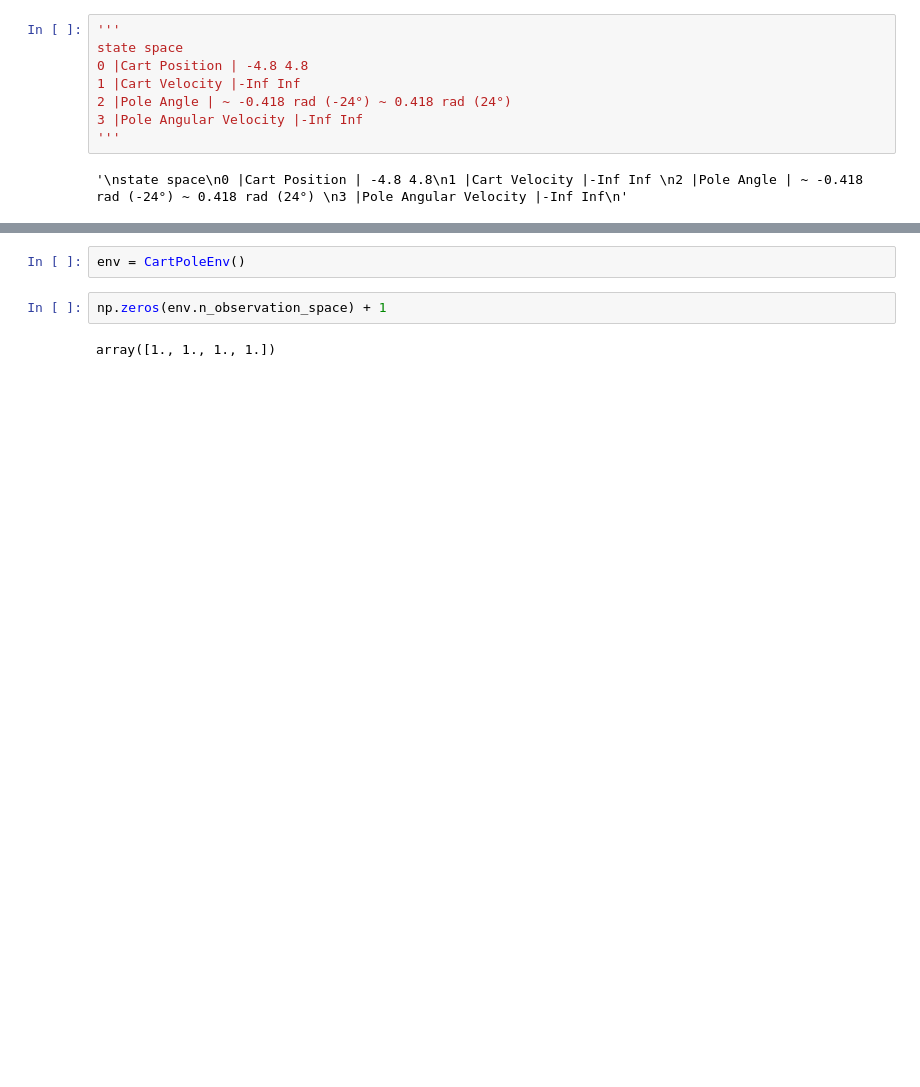
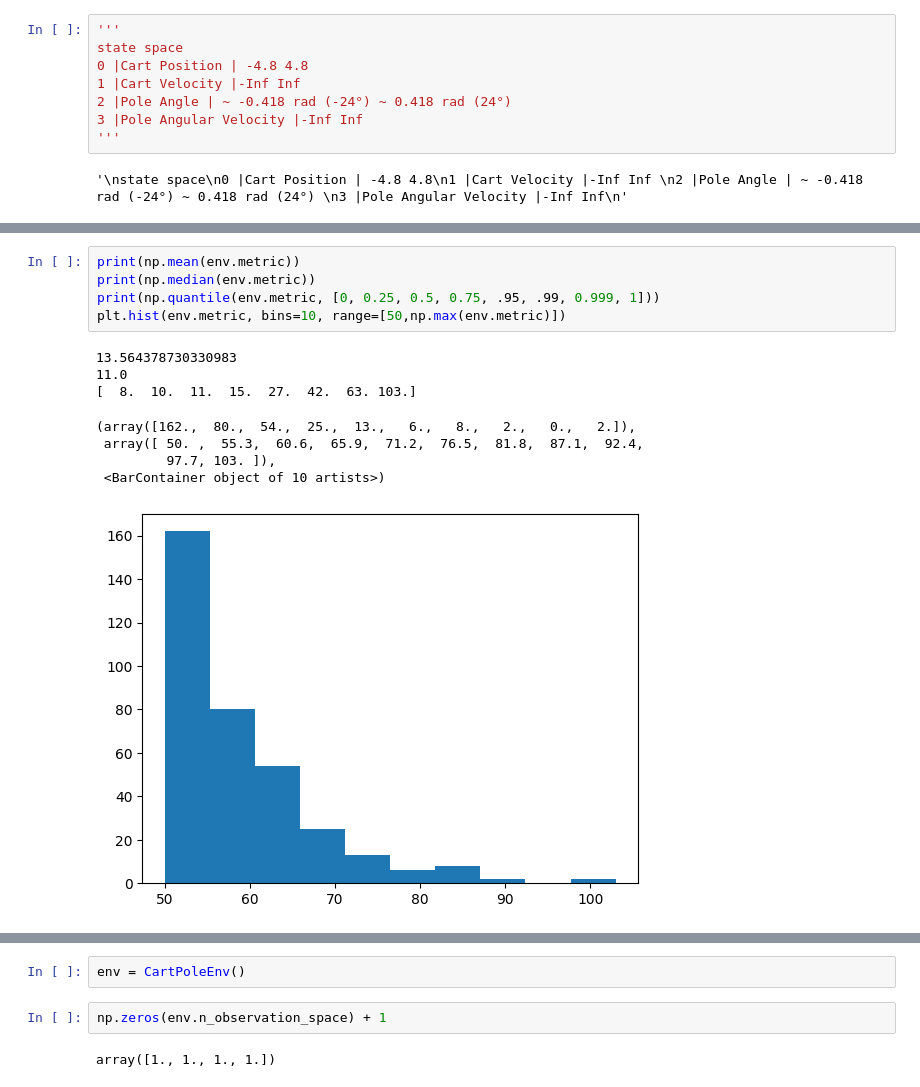
Before and after one commit to Qooky/RL-for-DPIC, a Jupyter notebook: single_cartpole/cartpole.ipynb, the cells around one changed output, grey strips where cells are left out. Drawn from its saved outputs; the diff is of its cells as text; blank space fills up the shorter version.

```diff
--- a/single_cartpole/cartpole.ipynb
+++ b/single_cartpole/cartpole.ipynb
@@ -229,0 +127,14 @@ class CartPoleEnvLinear(gym.Env):
+# %%
+print(np.mean(env.metric))
+print(np.median(env.metric))
+print(np.quantile(env.metric, [0, 0.25, 0.5, 0.75, .95, .99, 0.999, 1]))
+plt.hist(env.metric, bins=10, range=[50,np.max(env.metric)])
+# %% [output]
+13.564378730330983
+11.0
+[  8.  10.  11.  15.  27.  42.  63. 103.]
+(array([162.,  80.,  54.,  25.,  13.,   6.,   8.,   2.,   0.,   2.]),
+ array([ 50. ,  55.3,  60.6,  65.9,  71.2,  76.5,  81.8,  87.1,  92.4,
+         97.7, 103. ]),
+ <BarContainer object of 10 artists>)
+[figure, added]
```
Also changed, not shown: parts of 8 cells of this notebook, 1 other file.
